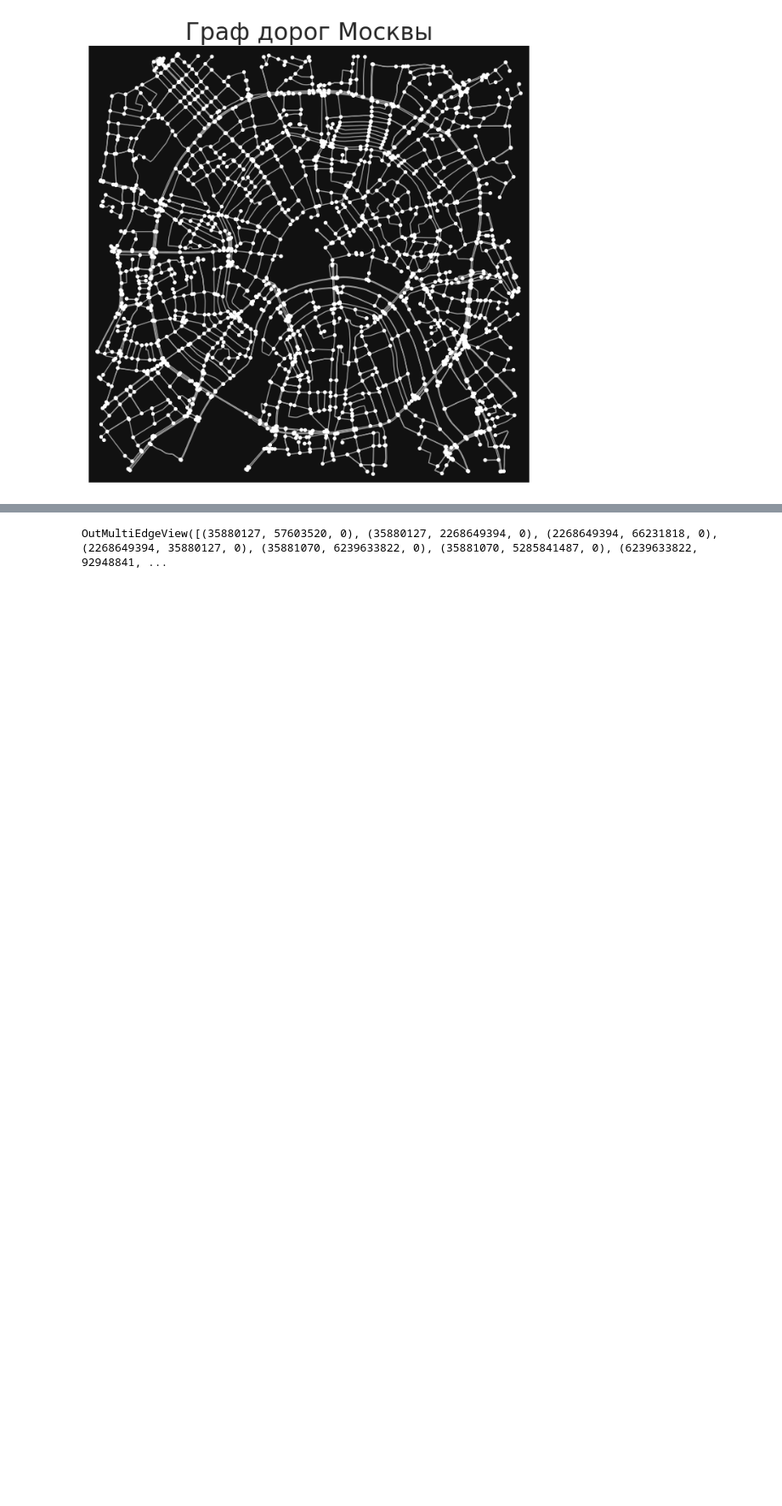
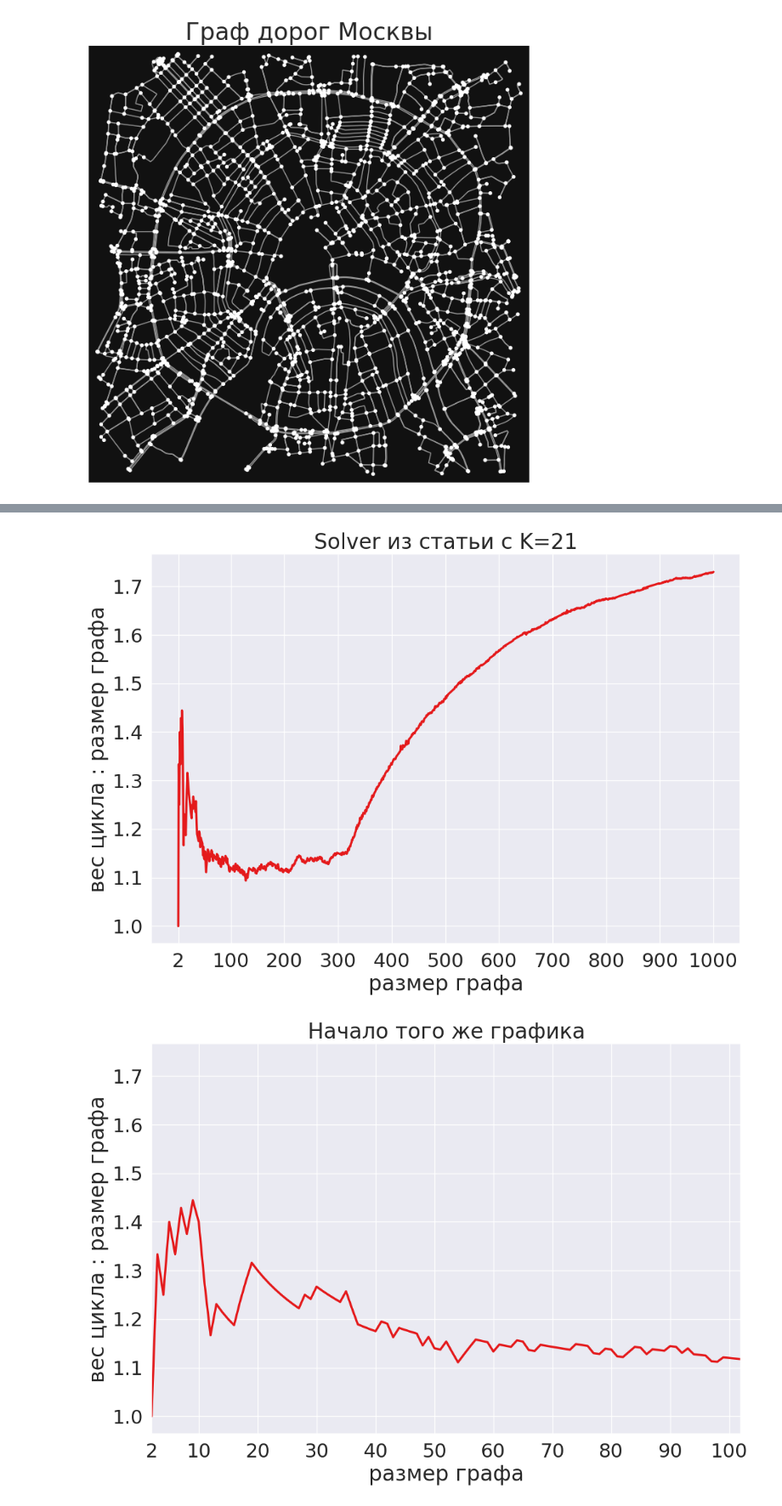
Before and after one commit to falseness/tsp, a Jupyter notebook: project.ipynb, the cells around one changed output, grey strips where cells are left out. Shown at 85% size. Cells and saved outputs as stored; diff of their text form; code cells hidden in the pictures; blank space fills up the shorter version.

Commit message:
added comparison plots with moscow graph

```diff
--- a/project.ipynb
+++ b/project.ipynb
@@ -454,7 +470,7 @@ get_vertex_index = {}
 for i, vertex in enumerate(vertex_order):
     get_vertex_index[vertex] = i
 # %%
-def count_edges(use_first_vertices: int):
+def count_edges(use_first_vertices: int, vertex_order, graph):
     result = 0
     for i, parent in enumerate(vertex_order):
         if i >= use_first_vertices:
@@ -465,9 +481,9 @@ def count_edges(use_first_vertices: int):
     return result
 
 
-def write_graph(use_first_vertices: int, file_path='input.txt'):
+def write_graph(use_first_vertices: int, vertex_order, graph, file_path='input.txt'):
     with open(file_path, 'w') as graph_file:
-        graph_file.write(f'{use_first_vertices} {count_edges(use_first_vertices) // 2}\n')
+        graph_file.write(f'{use_first_vertices} {count_edges(use_first_vertices, vertex_order, graph) // 2}\n')
 
         for parent_index, parent in enumerate(vertex_order):
             if parent_index >= use_first_vertices:
@@ -491,7 +507,7 @@ def run_current_graph():
 def run_graphs(max_graph_size):
     result = []
     for i in tqdm(range(2, max_graph_size + 1)):
-        write_graph(i)
+        write_graph(i, vertex_order, graph)
         run_res = run_current_graph()
         if run_res is None:
             break
@@ -616,4 +593,0 @@ NodeView((35880127, 57603520, 2268649394, 35881070, 6239633822, 5285841487, 3588
-# %%
-graph_moscow.edges
-# %% [output]
-OutMultiEdgeView([(35880127, 57603520, 0), (35880127, 2268649394, 0), (2268649394, 66231818, 0), (2268649394, 35880127, 0), (35881070, 6239633822, 0), (35881070, 5285841487, 0), (6239633822, 92948841, ...
@@ -621,0 +629,5 @@ to_edgelist
+# %%
+run_and_draw_and_save('Solver из статьи с K=21', 'moscow_approximate_original_solver_k21.csv')
+# %% [output]
+[figure, added]
+[figure, added]
```
Also changed, not shown: parts of 24 cells of this notebook, 4 other files.
